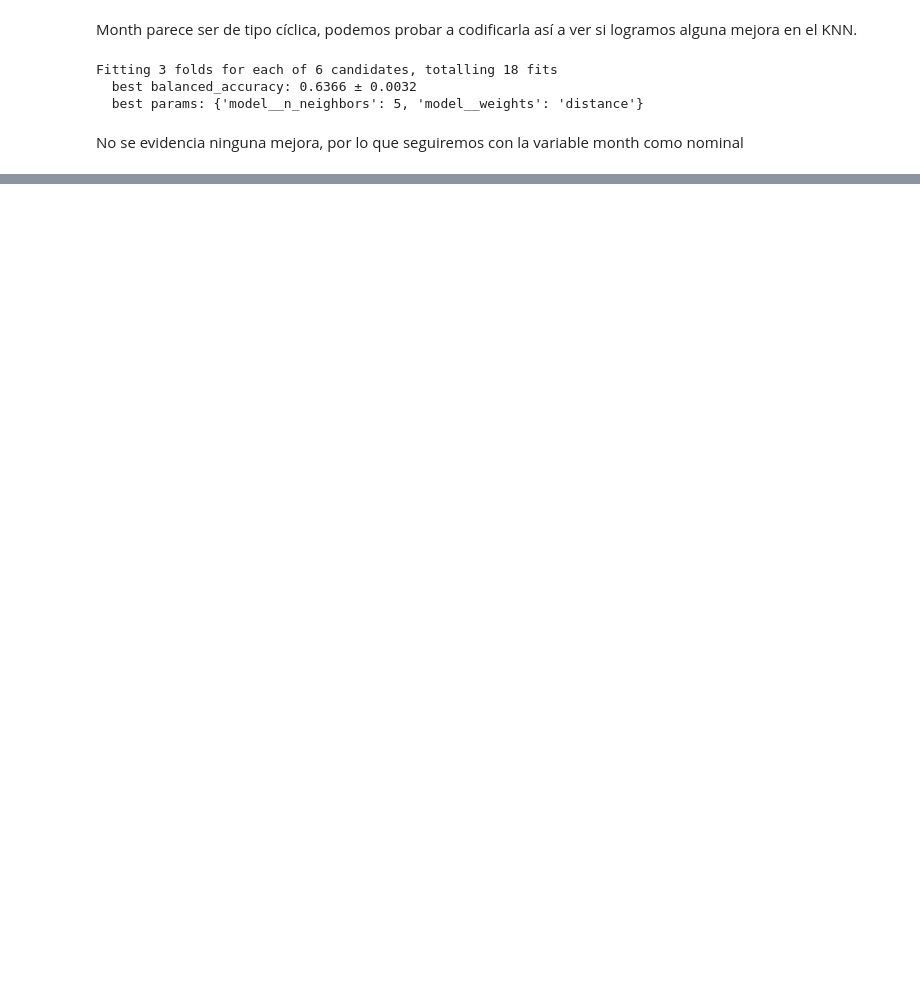
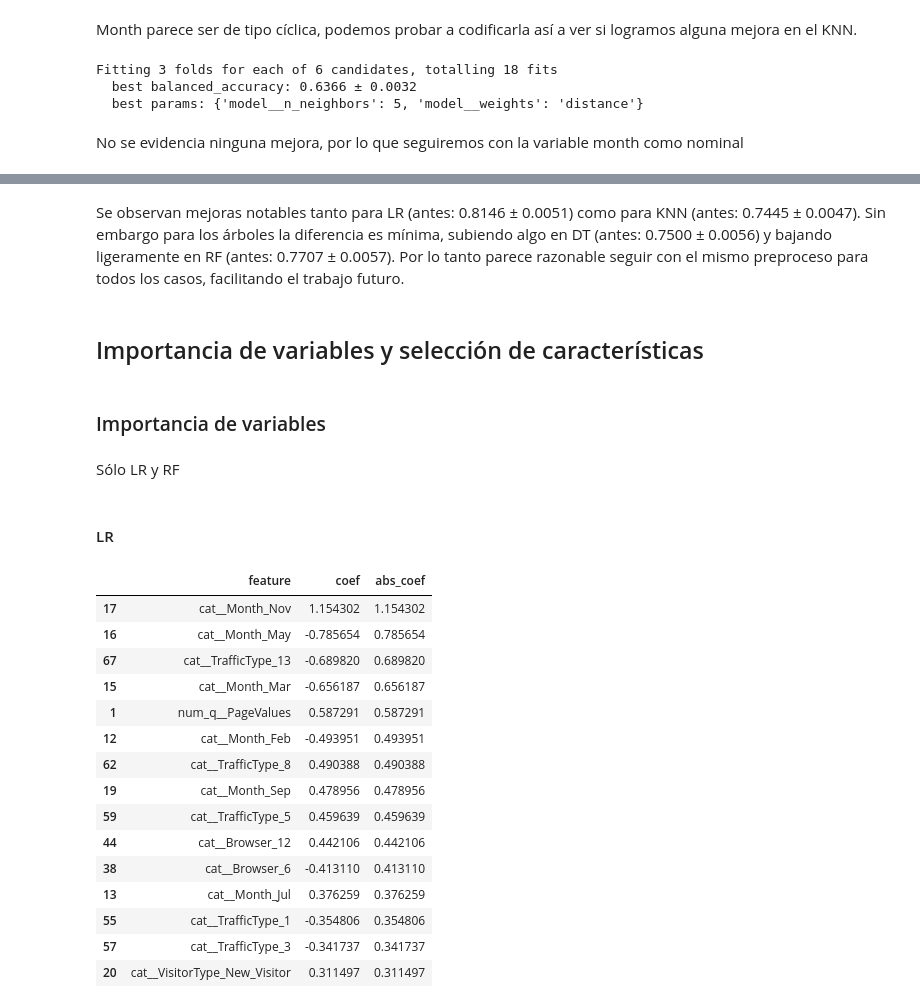
Before and after one commit to ADCO02/trabajoPreparacionDatos, a Jupyter notebook: Notebook.ipynb, the cells around one changed output, grey strips where cells are left out. Cells and saved outputs as stored; diff of their text form; code cells hidden in the pictures; blank space fills up the shorter version.

```diff
--- a/Notebook.ipynb
+++ b/Notebook.ipynb
@@ -449,0 +809,4 @@ No se evidencia ninguna mejora, por lo que seguiremos con la variable month como
+# %%
+# 2) Vista log1p (muy útil para colas largas, sobre todo duraciones)
+for c in main_vars:
+    plot_hist_kde_and_box(df, c, bins=60, log1p=True)
@@ -449,0 +958,69 @@ No se evidencia ninguna mejora, por lo que seguiremos con la variable month como
+# %% [markdown]
+Se observan mejoras notables tanto para LR (antes: 0.8146 ± 0.0051) como para KNN (antes: 0.7445 ± 0.0047). Sin embargo para los árboles la diferencia es mínima, subiendo algo en DT (antes: 0.7500 ± 0.0056) y bajando ligeramente en RF (antes: 0.7707 ± 0.0057). Por lo tanto parece razonable seguir con el mismo preproceso para todos los casos, facilitando el trabajo futuro.
+# %% [markdown]
+## Importancia de variables y selección de características
+# %% [markdown]
+### Importancia de variables
+# %% [markdown]
+Sólo LR y RF
+# %% [markdown]
+#### LR
+# %%
+num_pipe_Q = Pipeline([
+    ("transform", QuantileTransformer(output_distribution="normal", n_quantiles=200, random_state=0)),
+    ("scaler", RobustScaler()),
+])
+
+num_cols_Q = ['Informational_Duration', 'PageValues']
+
+num_pipe_rest = Pipeline([
+    ("scaler", RobustScaler()),
+])
+
+num_cols_rest = [
+    c for c in num_cols
+    if c not in (num_cols_Q)
+]
+
+preprocess = ColumnTransformer(
+    transformers=[
+        ("num_q", num_pipe_Q, num_cols_Q),
+        ("num_rest", num_pipe_rest, num_cols_rest),
+        ("cat", OneHotEncoder(handle_unknown="ignore"), cat_cols),
+    ]
+)
+
+pipe_lr = Pipeline([
+    ("preprocess", preprocess),
+    ("model", LogisticRegression(max_iter=2000, C=0.1, class_weight='balanced'))
+])
+
+pipe_lr.fit(X, y)
+
+feature_names = pipe_lr.named_steps["preprocess"].get_feature_names_out()
+
+coefs = pipe_lr.named_steps["model"].coef_.ravel()
+imp_lr = (
+    pd.DataFrame({"feature": feature_names, "coef": coefs})
+      .assign(abs_coef=lambda d: d["coef"].abs())
+      .sort_values("abs_coef", ascending=False)
+)
+
+imp_lr.head(15)
+# %% [output]
+|  | feature | coef | abs_coef |
+| 17 | cat__Month_Nov | 1.154302 | 1.154302 |
+| 16 | cat__Month_May | -0.785654 | 0.785654 |
+| 67 | cat__TrafficType_13 | -0.689820 | 0.689820 |
+| 15 | cat__Month_Mar | -0.656187 | 0.656187 |
+| 1 | num_q__PageValues | 0.587291 | 0.587291 |
+| 12 | cat__Month_Feb | -0.493951 | 0.493951 |
+| 62 | cat__TrafficType_8 | 0.490388 | 0.490388 |
+| 19 | cat__Month_Sep | 0.478956 | 0.478956 |
+| 59 | cat__TrafficType_5 | 0.459639 | 0.459639 |
+| 44 | cat__Browser_12 | 0.442106 | 0.442106 |
+| 38 | cat__Browser_6 | -0.413110 | 0.413110 |
+| 13 | cat__Month_Jul | 0.376259 | 0.376259 |
+| 55 | cat__TrafficType_1 | -0.354806 | 0.354806 |
+| 57 | cat__TrafficType_3 | -0.341737 | 0.341737 |
+| 20 | cat__VisitorType_New_Visitor | 0.311497 | 0.311497 |
```
Also changed, not shown: parts of 80 cells of this notebook.
